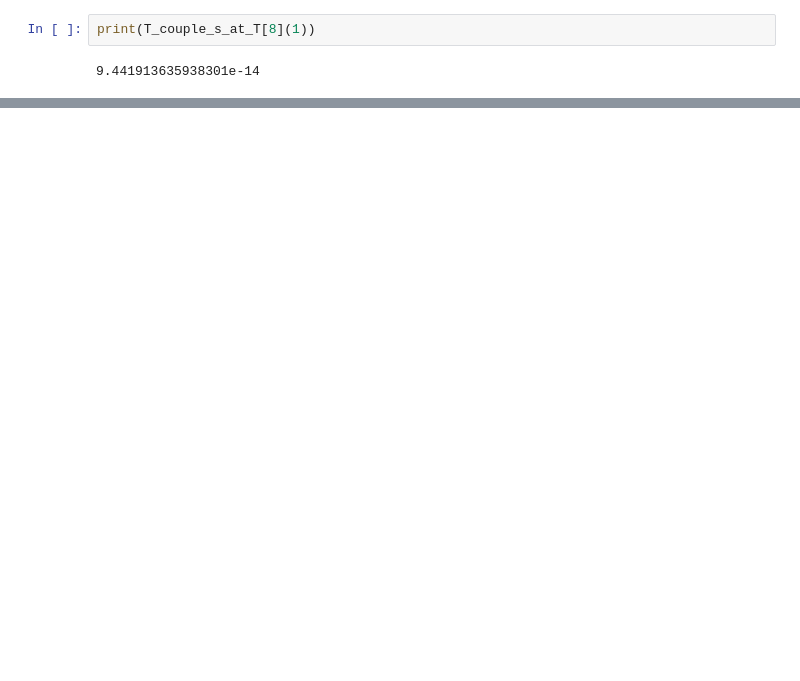
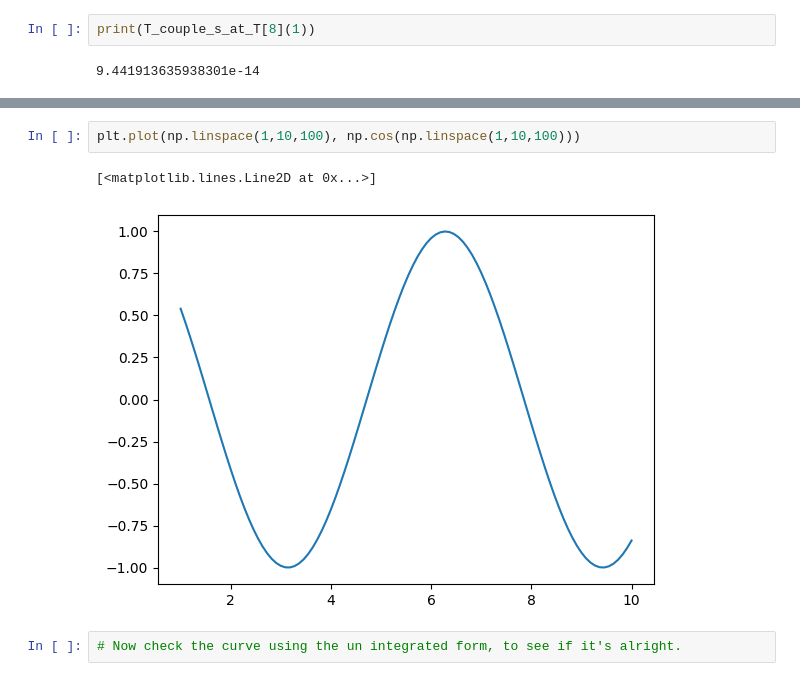
Before and after one commit to KaushalTimilsina/ResearchProject, a Jupyter notebook: Integration.ipynb, the cells around one changed output, grey strips where cells are left out. Drawn from its saved outputs; the diff is of its cells as text; blank space fills up the shorter version.

```diff
--- a/Integration.ipynb
+++ b/Integration.ipynb
@@ -589,0 +706,7 @@ B_lambda_T_s_integrated
+# %%
+plt.plot(np.linspace(1,10,100), np.cos(np.linspace(1,10,100)))
+# %% [output]
+[<matplotlib.lines.Line2D at 0x...>]
+[figure, added]
+# %%
+# Now check the curve using the un integrated form, to see if it's alright.
```
Also changed, not shown: parts of 17 cells of this notebook.
